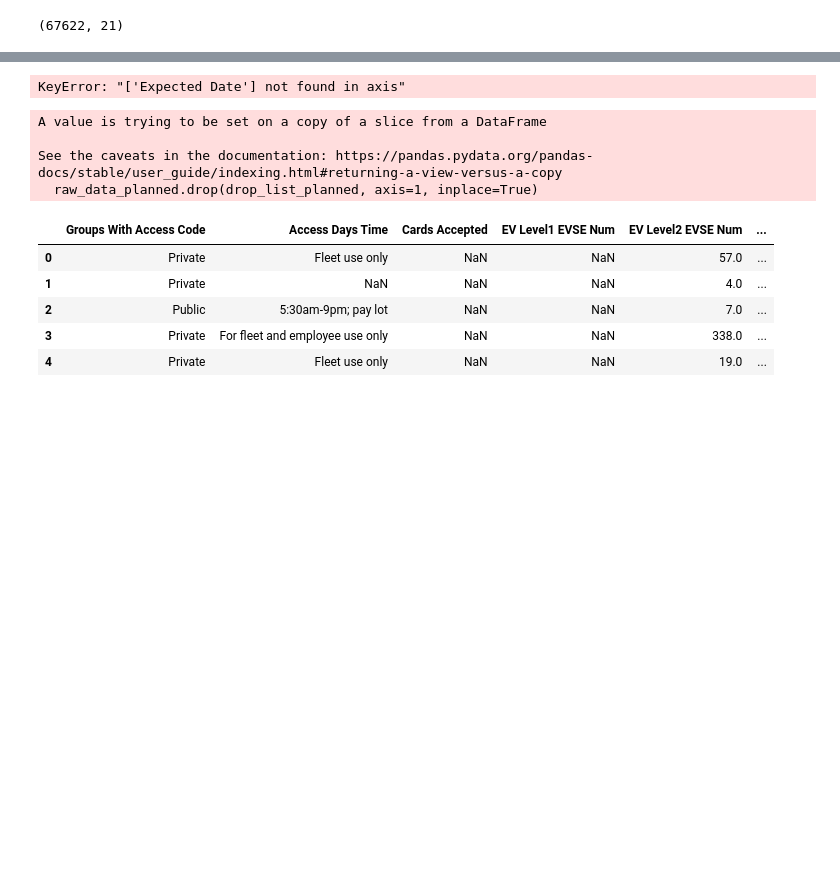
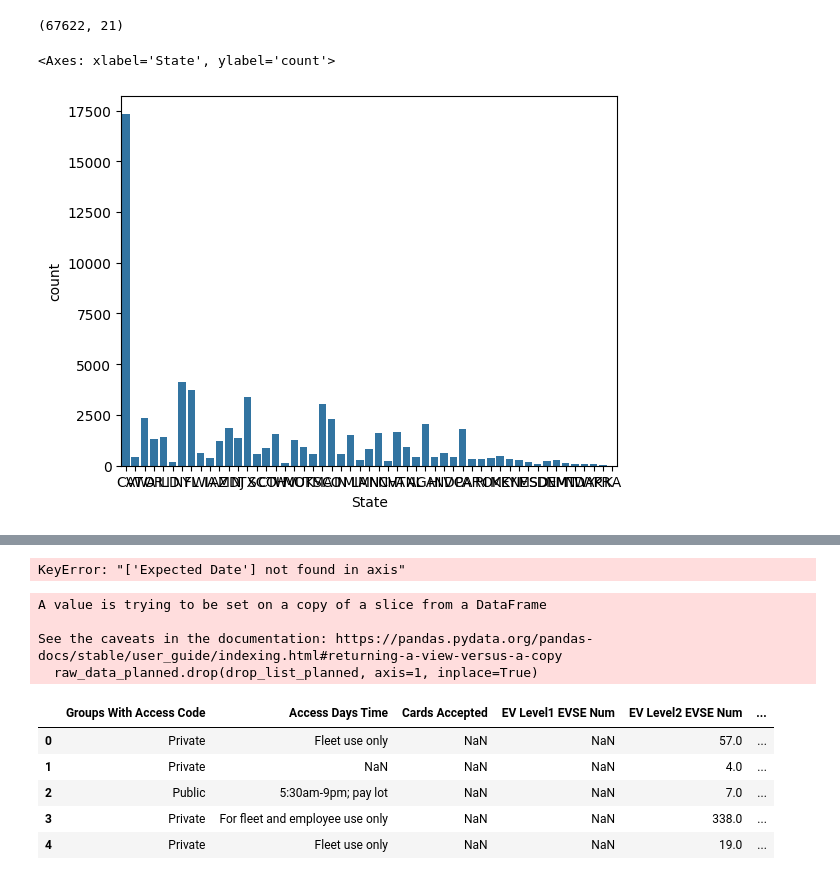
Before and after one commit to priest-yang/Electrifind, a Jupyter notebook: NREL_All_Stations_API.ipynb, the cells around one changed output, grey strips where cells are left out. Saved outputs shown, nothing was run; the diff lists cells and outputs as text; code cells hidden in the pictures; blank space fills up the shorter version.

Commit message:
add some plots

```diff
--- a/NREL_All_Stations_API.ipynb
+++ b/NREL_All_Stations_API.ipynb
@@ -42,7 +64,7 @@ raw_data = raw_data[accepted_params]
 raw_data.to_csv('./data/NREL_All_Stations_data_selected.csv', index=False, sep='\t')
 # %%
 core_params = [
-    'Station Name', 'Street Address','Status Code', 'Expected Date',
+    'Station Name', 'Street Address', 'State', 'Status Code', 'Expected Date',
     'Groups With Access Code', 'Access Days Time', 'Cards Accepted',
     'EV Level1 EVSE Num', 'EV Level2 EVSE Num', 'EV DC Fast Count',
     'EV Other Info', 'EV Network',
@@ -72,3 +130,8 @@ raw_data.shape
 # %%
 raw_data.Latitude = raw_data.Latitude.astype(float)
 raw_data.Longitude = raw_data.Longitude.astype(float)
+# %%
+sns.countplot(x='State', data=raw_data, orient='v')
+# %% [output]
+<Axes: xlabel='State', ylabel='count'>
+[figure, added]
```
Also changed, not shown: parts of 8 cells of this notebook.
